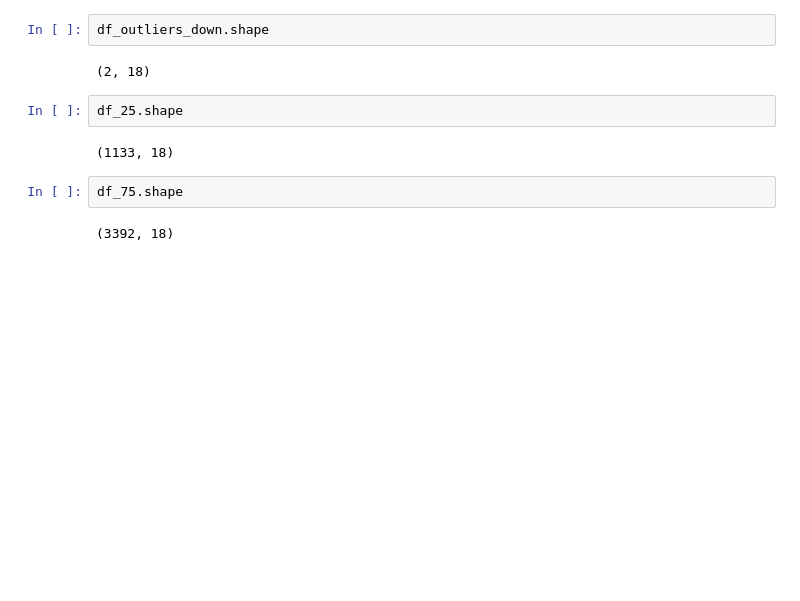
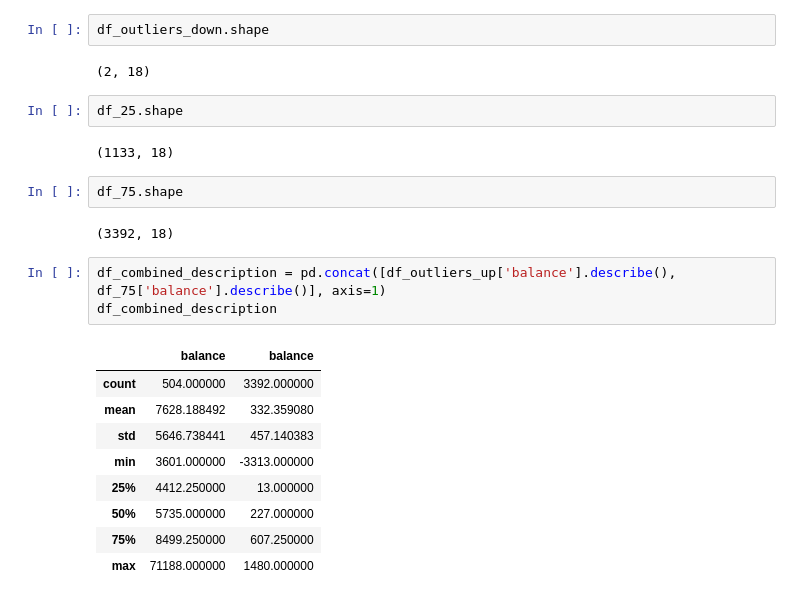
Before and after one commit to viktoruebelhart/uci_bank, a Jupyter notebook: UCI_BANK.ipynb, the cells around one changed output. Drawn from its saved outputs; the diff is of its cells as text; blank space fills up the shorter version.

```diff
--- a/UCI_BANK.ipynb
+++ b/UCI_BANK.ipynb
@@ -399,3 +399,16 @@ df_25.shape
 df_75.shape
 # %% [output]
 (3392, 18)
+# %%
+df_combined_description = pd.concat([df_outliers_up['balance'].describe(), df_75['balance'].describe()], axis=1)
+df_combined_description
+# %% [output]
+|  | balance | balance |
+| count | 504.000000 | 3392.000000 |
+| mean | 7628.188492 | 332.359080 |
+| std | 5646.738441 | 457.140383 |
+| min | 3601.000000 | -3313.000000 |
+| 25% | 4412.250000 | 13.000000 |
+| 50% | 5735.000000 | 227.000000 |
+| 75% | 8499.250000 | 607.250000 |
+| max | 71188.000000 | 1480.000000 |
```
